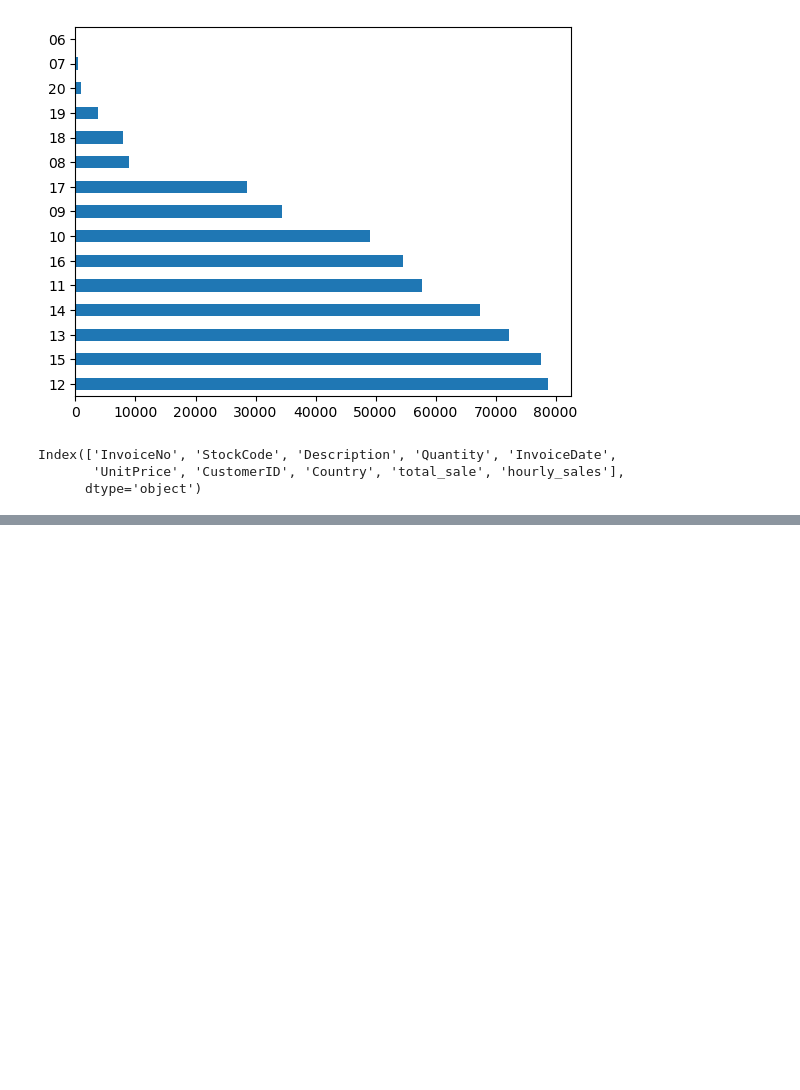
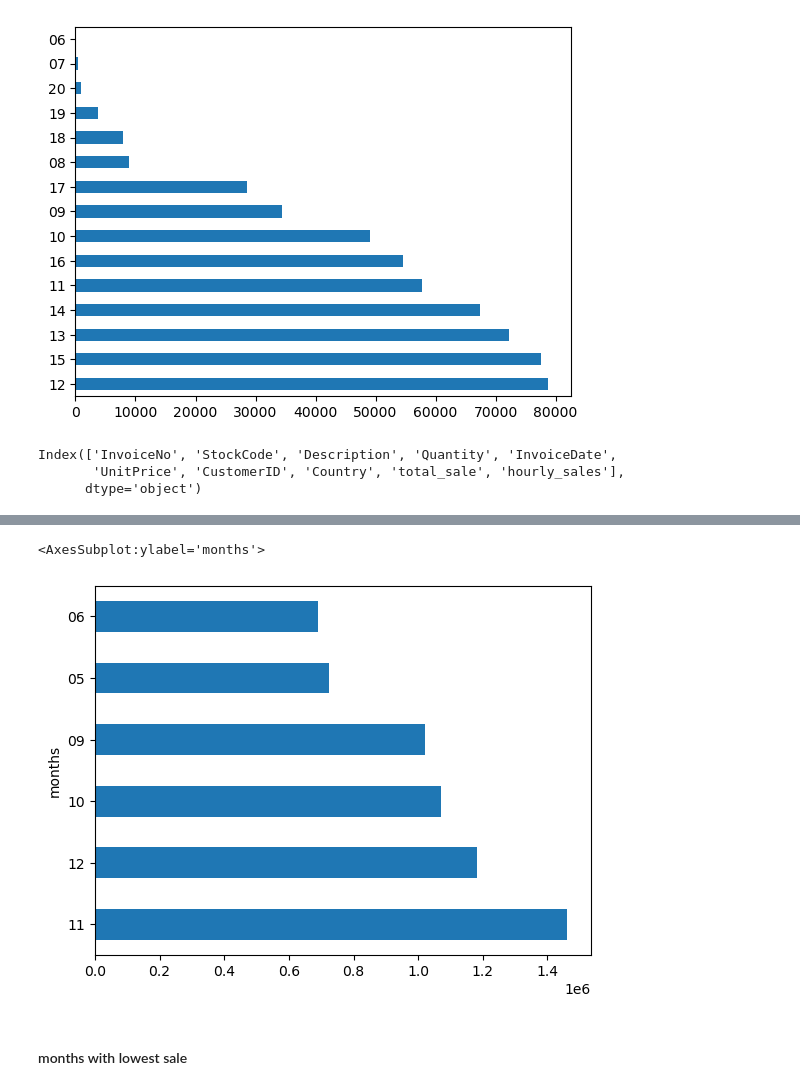
Before and after one commit to Cetezin/data_analytic, a Jupyter notebook: ClassWork.ipynb, the cells around one changed output, grey strips where cells are left out. Drawn from its saved outputs; the diff is of its cells as text; code cells hidden in the pictures; blank space fills up the shorter version.

```diff
--- a/ClassWork.ipynb
+++ b/ClassWork.ipynb
@@ -859,0 +886,3 @@ dot_p["hourly_sales"].value_counts().sort_values(ascending=False).plot(kind="bar
+# %%
+sorted_df = ad_df.sort_values(by="total_sale", ascending = False)
+sorted_df
@@ -859,0 +903,6 @@ dot_p["hourly_sales"].value_counts().sort_values(ascending=False).plot(kind="bar
+# %%
+months = []
+for i in sorted_df["InvoiceDate"].values:
+    a = str(i).split("-")[1]
+    months.append(a)
+print(months[:30])
@@ -859,0 +911,2 @@ dot_p["hourly_sales"].value_counts().sort_values(ascending=False).plot(kind="bar
+# %%
+sorted_df["months"] = months
@@ -859,0 +1033,3 @@ dot_p["hourly_sales"].value_counts().sort_values(ascending=False).plot(kind="bar
+# %%
+highest_sale = sorted_df.groupby("months")["total_sale"].sum().sort_values(ascending=False).head(6)
+highest_sale
@@ -859,0 +1045,7 @@ dot_p["hourly_sales"].value_counts().sort_values(ascending=False).plot(kind="bar
+# %%
+highest_sale.plot(kind="barh")
+# %% [output]
+<AxesSubplot:ylabel='months'>
+[figure, added]
+# %% [markdown]
+#### months with lowest sale
```
Also changed, not shown: parts of 26 cells of this notebook.
